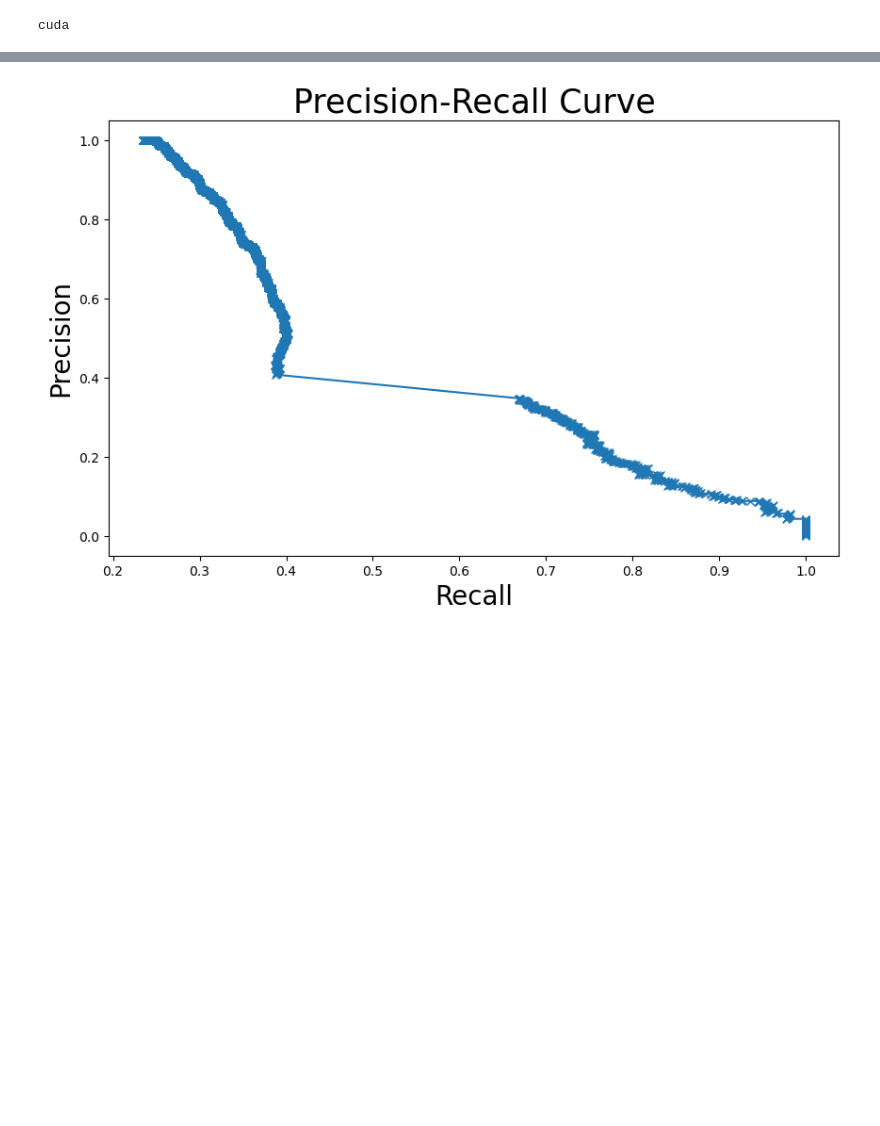
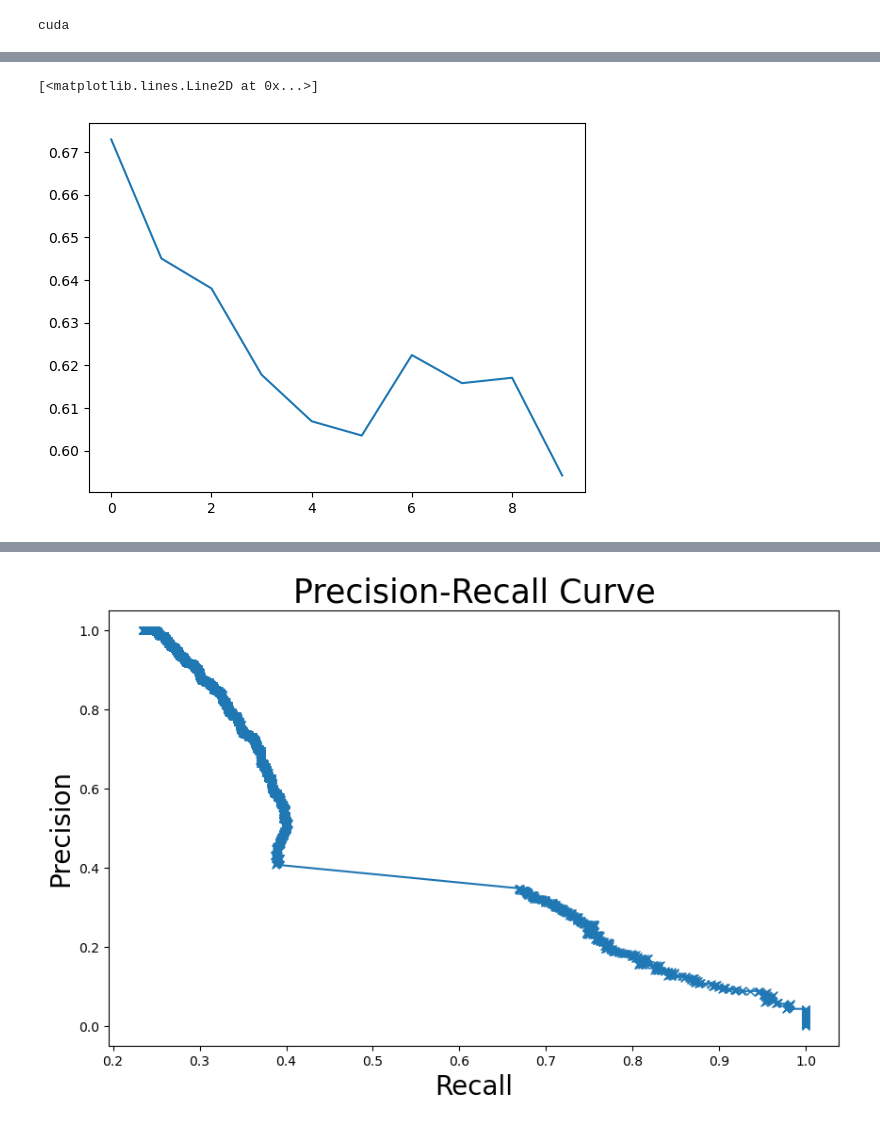
Before and after one commit to mklindtner/02516_pothole_w3, a Jupyter notebook: nb/CNN_Martins.ipynb, the cells around one changed output, grey strips where cells are left out. Drawn from its saved outputs; the diff is of its cells as text; code cells hidden in the pictures; blank space fills up the shorter version.

```diff
--- a/nb/CNN_Martins.ipynb
+++ b/nb/CNN_Martins.ipynb
@@ -98,0 +170,5 @@ for epoch in tqdm(range(num_epochs), unit='epoch'):
+# %%
+plt.plot(range(num_epochs), val_losses)
+# %% [output]
+[<matplotlib.lines.Line2D at 0x...>]
+[figure, added]
```
Also changed, not shown: parts of 12 cells of this notebook.
